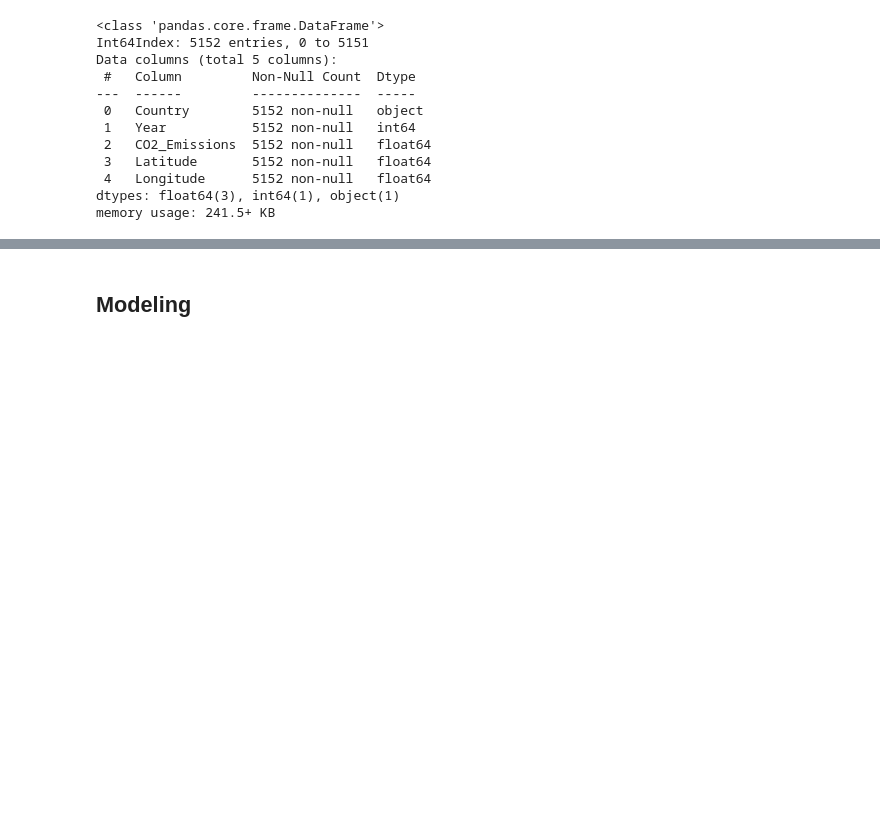
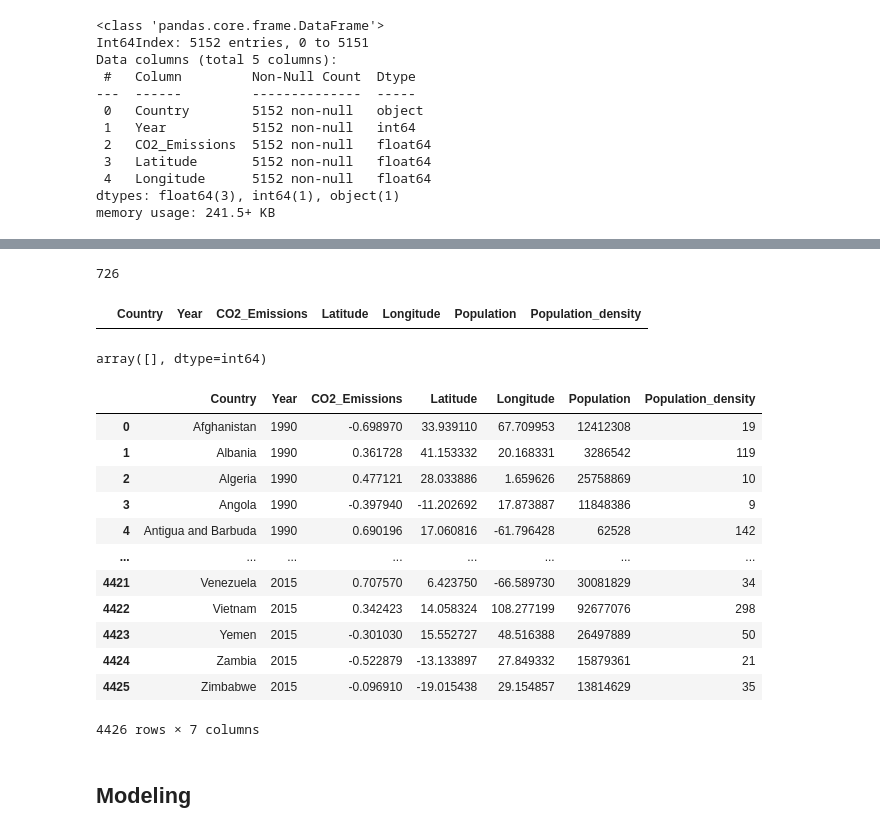
Before and after one commit to zuwa-oj/CO2-emissions-ML-project, a Jupyter notebook: src/notebooks/EDA.ipynb, the cells around one changed output, grey strips where cells are left out. Cells and saved outputs as stored; diff of their text form; code cells hidden in the pictures; blank space fills up the shorter version.

```diff
--- a/src/notebooks/EDA.ipynb
+++ b/src/notebooks/EDA.ipynb
@@ -677,0 +841,12 @@ df_pop.sample(7)
+# %%
+5152 - 4426
+# %% [output]
+726
+# %%
+df_finale[pd.isna(df_finale['Population'])]
+# %% [output]
+|  | Country | Year | CO2_Emissions | Latitude | Longitude | Population | Population_density |
+# %%
+df_finale[df_finale['Population'].isnull()]['Year'].unique()
+# %% [output]
+array([], dtype=int64)
@@ -678,2 +855,18 @@ df_pop.sample(7)
 # %%
 df_features = df_merged_ll.drop(['Year'], axis=1)
+# %%
+df_finale
+# %% [output]
+|  | Country | Year | CO2_Emissions | Latitude | Longitude | Population | Population_density |
+| 0 | Afghanistan | 1990 | -0.698970 | 33.939110 | 67.709953 | 12412308 | 19 |
+| 1 | Albania | 1990 | 0.361728 | 41.153332 | 20.168331 | 3286542 | 119 |
+| 2 | Algeria | 1990 | 0.477121 | 28.033886 | 1.659626 | 25758869 | 10 |
+| 3 | Angola | 1990 | -0.397940 | -11.202692 | 17.873887 | 11848386 | 9 |
+| 4 | Antigua and Barbuda | 1990 | 0.690196 | 17.060816 | -61.796428 | 62528 | 142 |
+| ... | ... | ... | ... | ... | ... | ... | ... |
+| 4421 | Venezuela | 2015 | 0.707570 | 6.423750 | -66.589730 | 30081829 | 34 |
+| 4422 | Vietnam | 2015 | 0.342423 | 14.058324 | 108.277199 | 92677076 | 298 |
+| 4423 | Yemen | 2015 | -0.301030 | 15.552727 | 48.516388 | 26497889 | 50 |
+| 4424 | Zambia | 2015 | -0.522879 | -13.133897 | 27.849332 | 15879361 | 21 |
+| 4425 | Zimbabwe | 2015 | -0.096910 | -19.015438 | 29.154857 | 13814629 | 35 |
+4426 rows × 7 columns
```
Also changed, not shown: parts of 48 cells of this notebook, 14 other files.
